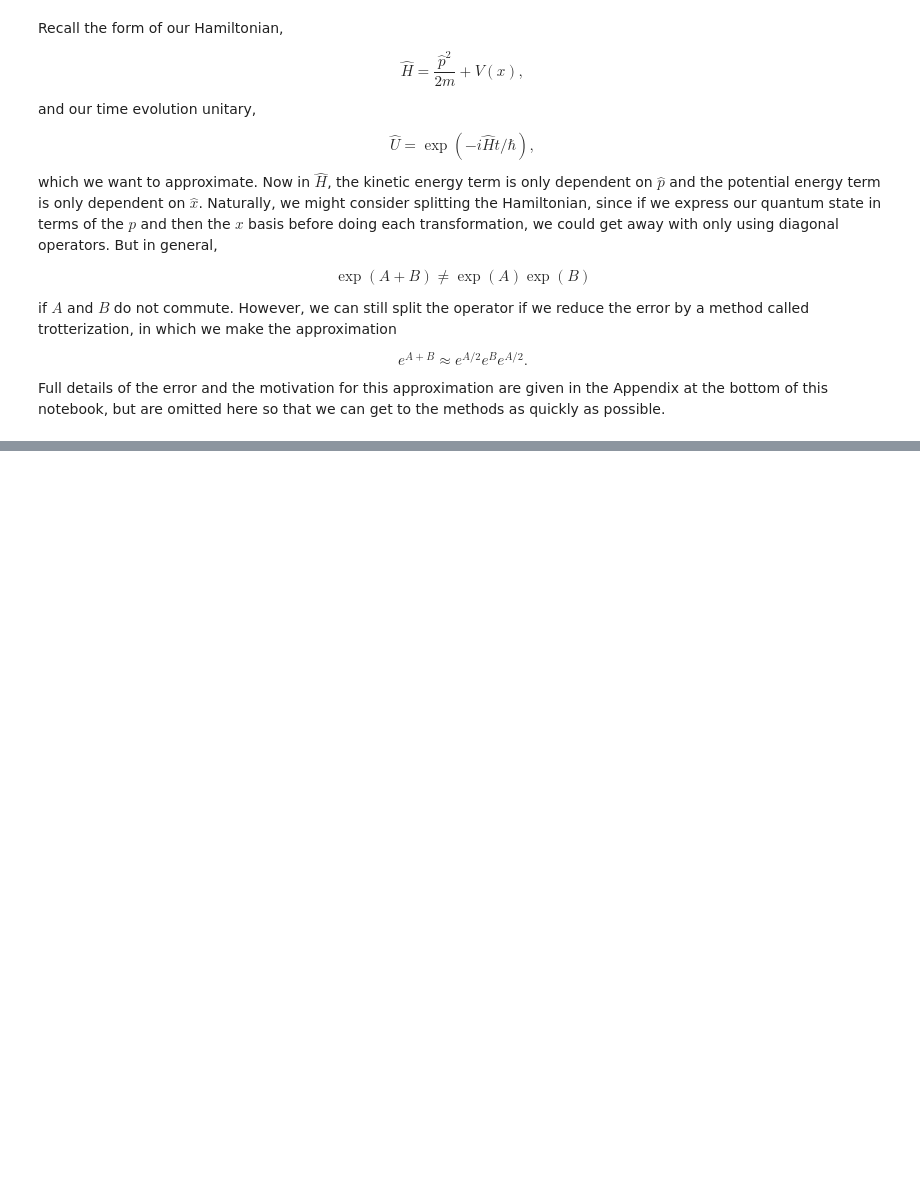
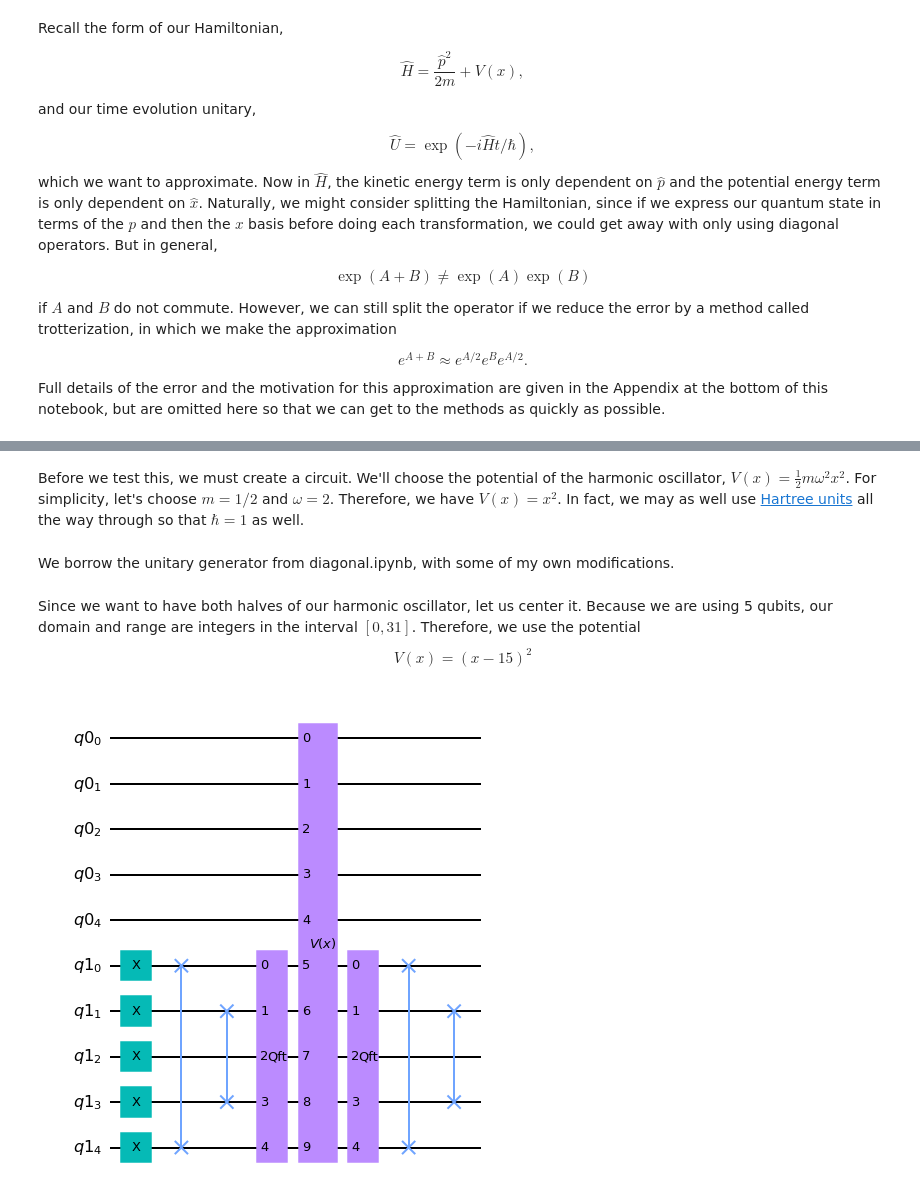
Before and after one commit to QC-UCI/Quantum-Hamiltonian-Simulation, a Jupyter notebook: trotterization.ipynb, the cells around one changed output, grey strips where cells are left out. Saved outputs shown, nothing was run; the diff lists cells and outputs as text; code cells hidden in the pictures; blank space fills up the shorter version.

```diff
--- a/trotterization.ipynb
+++ b/trotterization.ipynb
@@ -56,0 +36,2 @@ def second_order_trotter_Hamiltonian(qc, U_p, U_x, qubits):
+# %% [markdown]
+Before we test this, we must create a circuit. We'll choose the potential of the harmonic oscillator, $V(x) = \frac{1}{2}m\omega^2x^2$. For simplicity, let's choose $m=1/2$ and $\omega=2$. Therefore, we have $V(x) = x^2$. In fact, we may as well use [Hartree units](https://en.wikipedia.org/wiki/Hartree_atomic_units) all the way through so that $\hbar=1$ as well.
@@ -56,0 +50,49 @@ def second_order_trotter_Hamiltonian(qc, U_p, U_x, qubits):
+# %% [markdown]
+We borrow the unitary generator from diagonal.ipynb, with some of my own modifications.
+# %%
+def unitary_f(in_qubits, out_qubits, f, name=None):
+    """Returns a gate that transforms |in>|out> into |in>|f(in)+out> base 2."""
+    qc = QuantumCircuit(in_qubits, out_qubits)
+    num_in_qubits = len(in_qubits)
+    num_out_qubits = len(out_qubits)
+    for x in range(2**num_in_qubits):
+        xbstr = format(x, f'0{num_in_qubits}b')[::-1]
+        zeros = [in_qubits[i] for i in range(len(xbstr)) if xbstr[i]=='0']
+
+        fx = f(x)
+        fxbstr = format(fx, f'0{num_out_qubits}b')[::-1]
+        fones = [out_qubits[j] for j in range(len(fxbstr)) if fxbstr[j]=='1']
+
+        qc.x(zeros)
+        for target_qubit in fones:
+            qc.mcx(in_qubits[:], target_qubit)
+        qc.x(zeros)
+
+        U_f = qc.to_gate()
+        if name is not None:
+            U_f.name = name
+        return U_f
+# %% [markdown]
+Since we want to have both halves of our harmonic oscillator, let us center it. Because we are using 5 qubits, our domain and range are integers in the interval $[0, 31]$. Therefore, we use the potential
+$$ V(x) = (x - 15)^2$$
+# %%
+def exp_unitary_f(qc, in_qubits, aux_qubits, f, name=None):
+    #aux_qubits MUST be previously initialized at |111...111>
+    swap_QFT(qc, aux_qubits, inverse=False)
+    qc.append(unitary_f(in_qubits, aux_qubits, f, name=name), in_qubits[:]+aux_qubits[:])
+    swap_QFT(qc, aux_qubits, inverse=True)
+
+
+n = 5
+state_V = QuantumRegister(n)
+aux_V = QuantumRegister(n)
+qc_V = QuantumCircuit(state_V, aux_V)
+
+qc_V.x(aux_V)
+#Since exp_unitary_f really applies a factor of exp(-i2pi*f(x)),
+# we need to divide by 6, our best approximation to 2pi.
+exp_unitary_f(qc_V, state_V, aux_V, lambda x:(x-15)**2 //6 % 2**n, name=r"$V(x)$")
+
+qc_V.draw(output='mpl')
+# %% [output]
+[figure, added]
```
Also changed, not shown: parts of 14 cells of this notebook.
